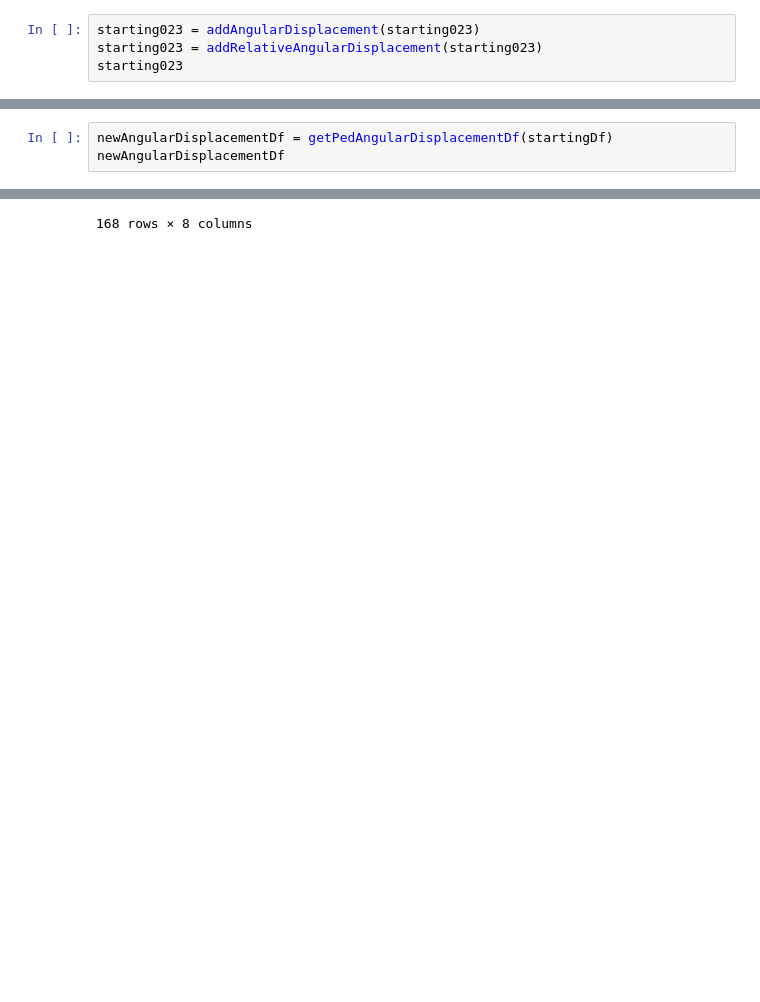
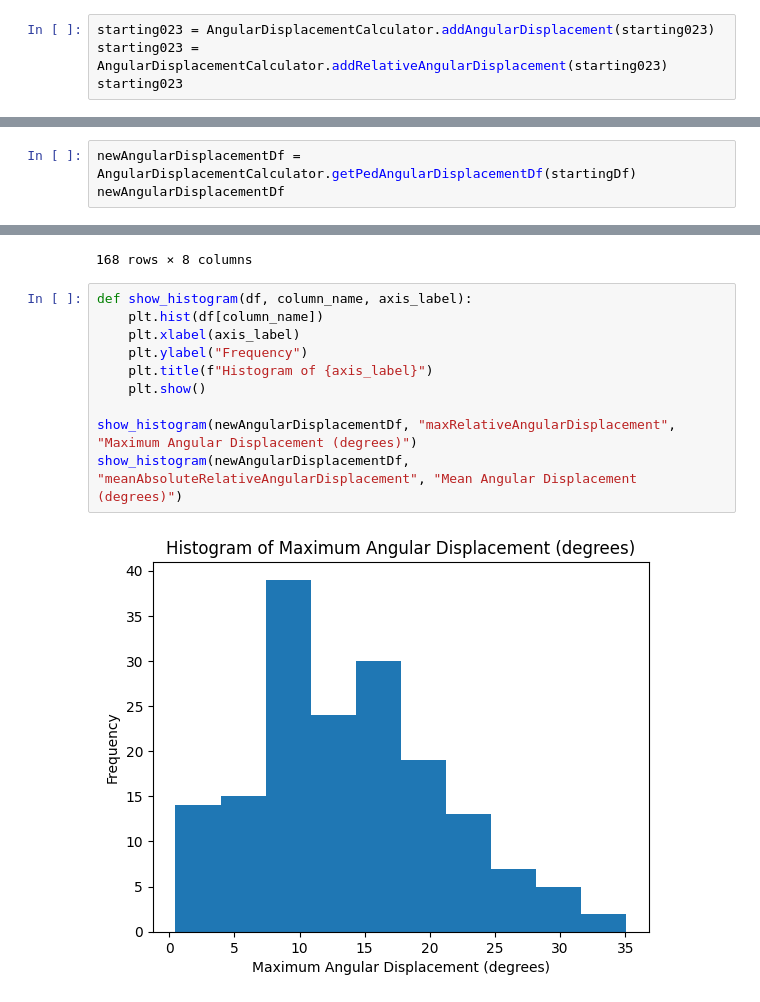
Before and after one commit to PushpitaJoardar/AV, a Jupyter notebook: src/notebooks/angular-velocity-analysis.ipynb, the cells around one changed output, grey strips where cells are left out. Cells and saved outputs as stored; diff of their text form; blank space fills up the shorter version.

```diff
--- a/src/notebooks/angular-velocity-analysis.ipynb
+++ b/src/notebooks/angular-velocity-analysis.ipynb
@@ -182,4 +131,4 @@ starting023
 # %%
-starting023 = addAngularDisplacement(starting023)
-starting023 = addRelativeAngularDisplacement(starting023)
+starting023 = AngularDisplacementCalculator.addAngularDisplacement(starting023)
+starting023 = AngularDisplacementCalculator.addRelativeAngularDisplacement(starting023)
 starting023
@@ -268,5 +135,5 @@ def getPedAngularDisplacementDf(df):
 # %%
-newAngularDisplacementDf = getPedAngularDisplacementDf(startingDf)
+newAngularDisplacementDf = AngularDisplacementCalculator.getPedAngularDisplacementDf(startingDf)
 newAngularDisplacementDf
 # %% [output]
 168
@@ -283,3 +150,15 @@ newAngularDisplacementDf
 | 166 | 29530 | 9 | 33.997339 | 29.833908 | -29.833908 | ... |
 | 167 | 29534 | 7 | 15.431381 | 12.456672 | 12.456672 | ... |
 168 rows × 8 columns
+# %%
+def show_histogram(df, column_name, axis_label):
+    plt.hist(df[column_name])
+    plt.xlabel(axis_label)
+    plt.ylabel("Frequency")
+    plt.title(f"Histogram of {axis_label}")
+    plt.show()
+
+show_histogram(newAngularDisplacementDf, "maxRelativeAngularDisplacement", "Maximum Angular Displacement (degrees)")
+show_histogram(newAngularDisplacementDf, "meanAbsoluteRelativeAngularDisplacement", "Mean Angular Displacement (degrees)")
+# %% [output]
+[figure, added]
```
Also changed, not shown: parts of 7 cells of this notebook, 1 other file.
